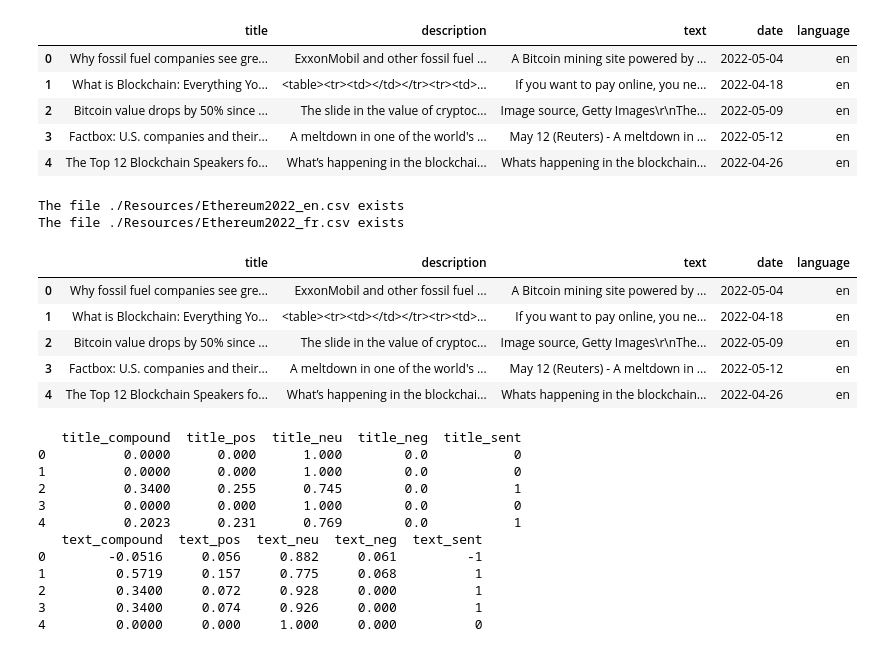
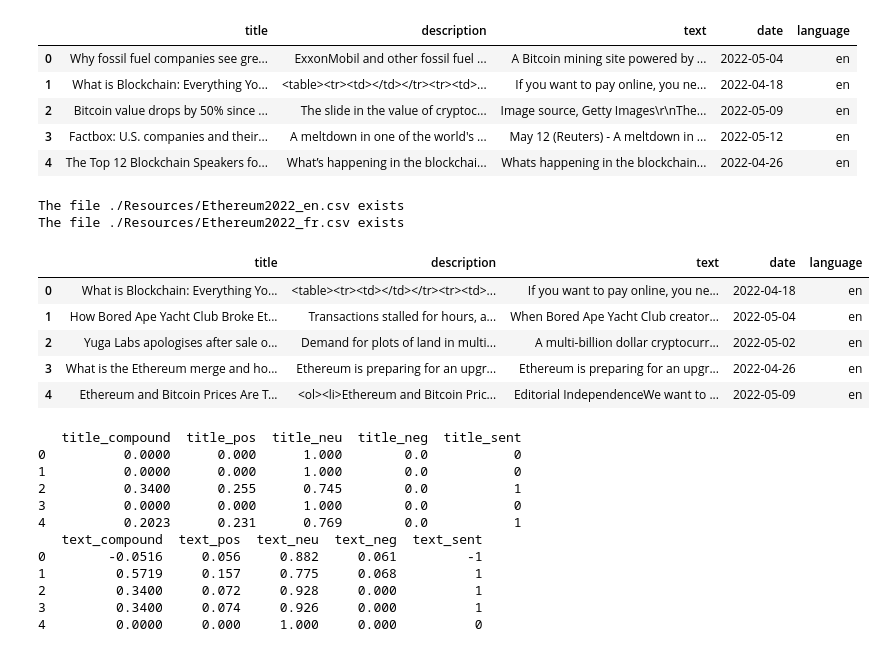
Before and after one commit to sameerlakhe/12_CryptoSentimentAnalysis, a Jupyter notebook: crypto_sentiment.ipynb, the cells around one changed output. Cells and saved outputs as stored; diff of their text form; code cells hidden in the pictures.

```diff
--- a/crypto_sentiment.ipynb
+++ b/crypto_sentiment.ipynb
@@ -140,24 +140,24 @@ bitcoin_news_all_df.head()
 # %%
 # Fetch the Ethereum news articles
 ethereum_news_en_df = get_news("ethereum and 2022","en","Ethereum2022_en.csv")
 # Show the total number of news
 #ethereum_news_en_df.head()
 
 ethereum_news_fr_df = get_news("ethereum and 2022","fr","Ethereum2022_fr.csv")
 # Show the total number of news
 #ethereum_news_fr_df.head()
-ethereum_news_all_df =pd.concat([bitcoin_news_en_df, bitcoin_news_fr_df])
+ethereum_news_all_df =pd.concat([ethereum_news_en_df, ethereum_news_fr_df])
 ethereum_news_all_df.reset_index()
 ethereum_news_all_df.head()
 # %% [output]
 The file ./Resources/Ethereum2022_en.csv exists
 The file ./Resources/Ethereum2022_fr.csv exists
 |  | title | description | text | date | language |
-| 0 | Why fossil fuel companies see gre... | ExxonMobil and other fossil fuel ... | A Bitcoin mining site powered by ... | 2022-05-04 | en |
-| 1 | What is Blockchain: Everything Yo... | <table><tr><td></td></tr><tr><td>... | If you want to pay online, you ne... | 2022-04-18 | en |
-| 2 | Bitcoin value drops by 50% since ... | The slide in the value of cryptoc... | Image source, Getty Images\r\nThe... | 2022-05-09 | en |
-| 3 | Factbox: U.S. companies and their... | A meltdown in one of the world's ... | May 12 (Reuters) - A meltdown in ... | 2022-05-12 | en |
-| 4 | The Top 12 Blockchain Speakers fo... | What’s happening in the blockchai... | Whats happening in the blockchain... | 2022-04-26 | en |
+| 0 | What is Blockchain: Everything Yo... | <table><tr><td></td></tr><tr><td>... | If you want to pay online, you ne... | 2022-04-18 | en |
+| 1 | How Bored Ape Yacht Club Broke Et... | Transactions stalled for hours, a... | When Bored Ape Yacht Club creator... | 2022-05-04 | en |
+| 2 | Yuga Labs apologises after sale o... | Demand for plots of land in multi... | A multi-billion dollar cryptocurr... | 2022-05-02 | en |
+| 3 | What is the Ethereum merge and ho... | Ethereum is preparing for an upgr... | Ethereum is preparing for an upgr... | 2022-04-26 | en |
+| 4 | Ethereum and Bitcoin Prices Are T... | <ol><li>Ethereum and Bitcoin Pric... | Editorial IndependenceWe want to ... | 2022-05-09 | en |
 # %%
 # Sentiment calculation based on compound score
 def get_sentiment(score):
```
Also changed, not shown: parts of 10 cells of this notebook.
